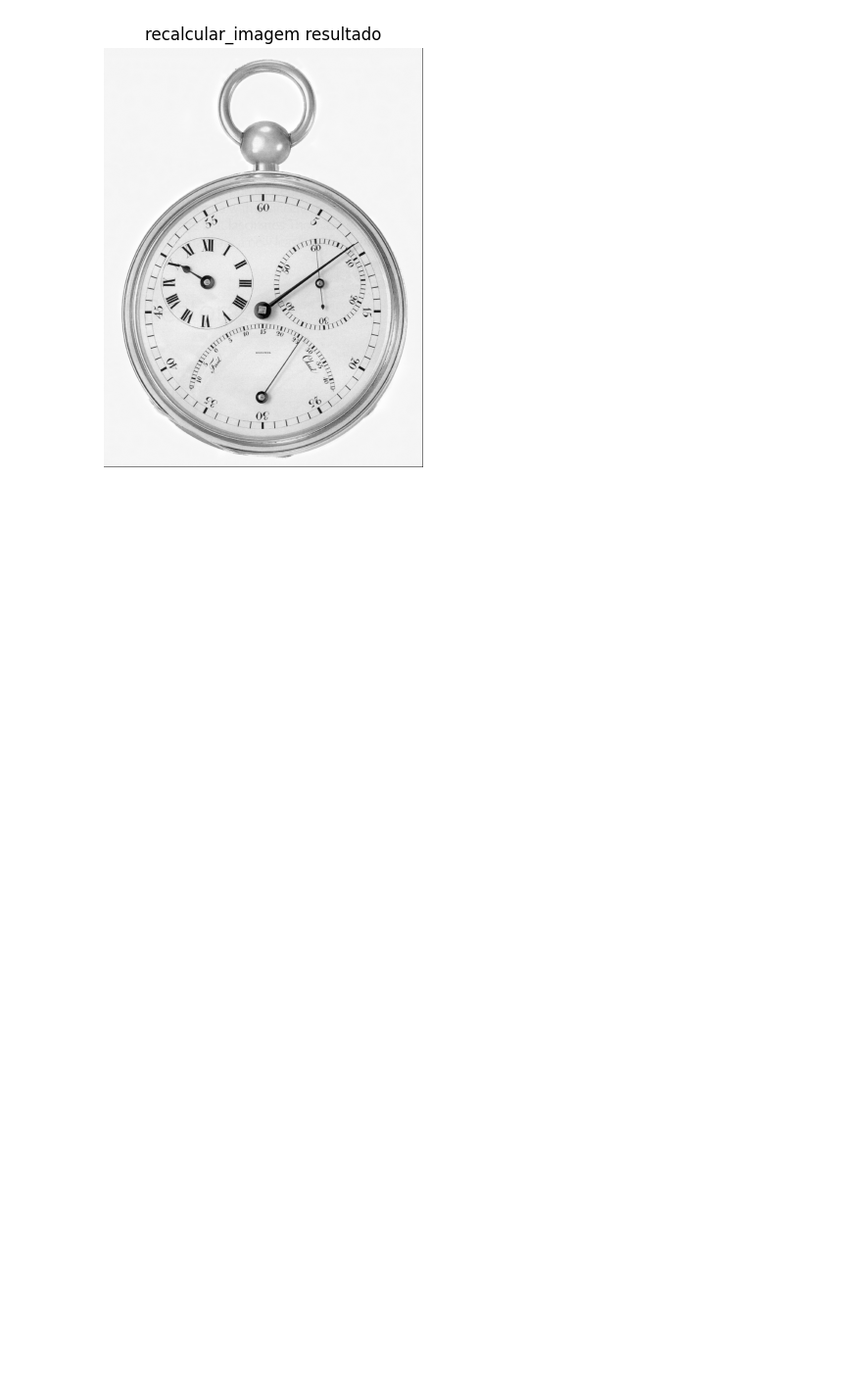
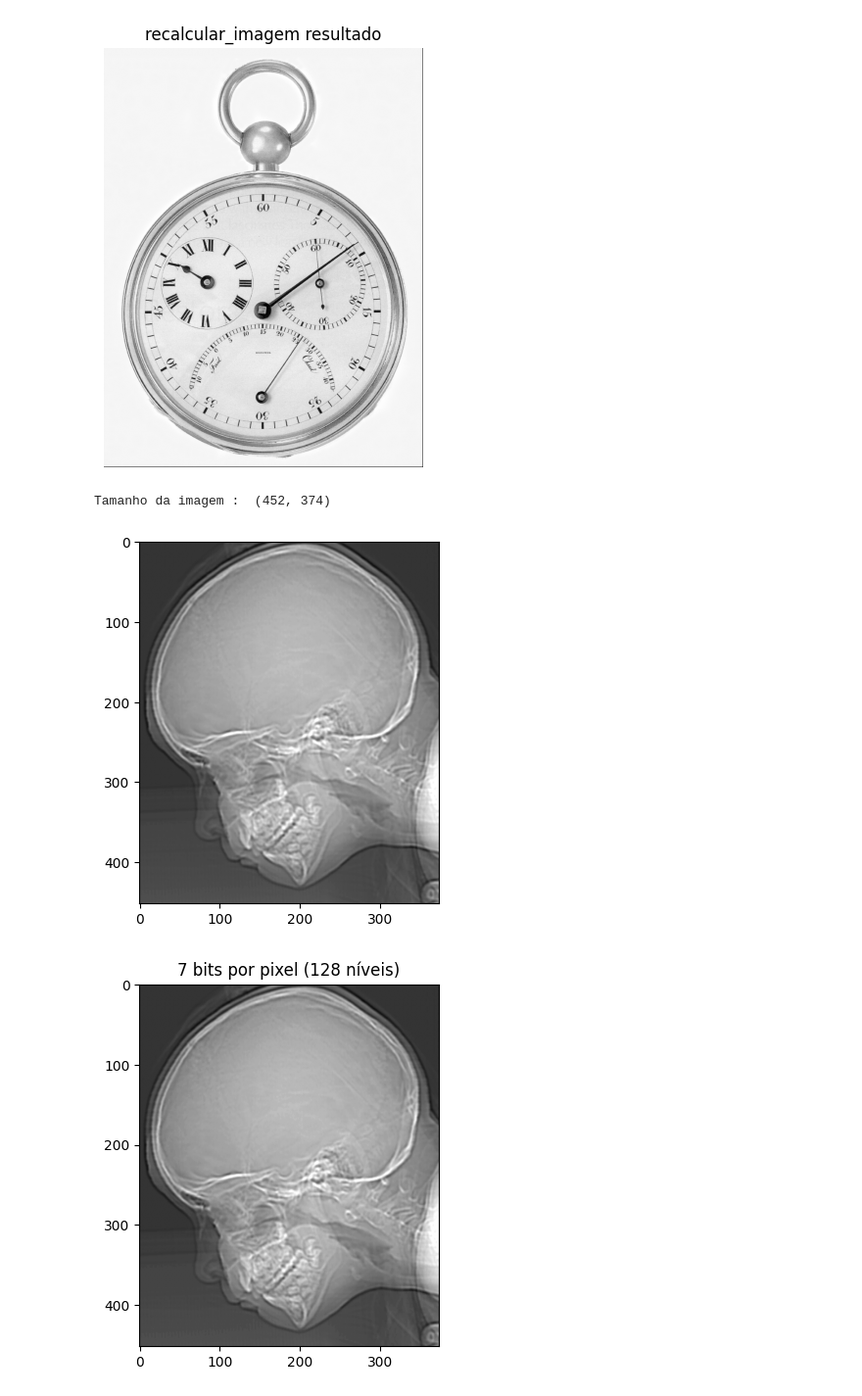
Before and after one commit to LeandroJerse/digital-image-processing, a Jupyter notebook: lab01/lab01.ipynb, the cells around one changed output. Shown at 98% size. Drawn from its saved outputs; the diff is of its cells as text; code cells hidden in the pictures; blank space fills up the shorter version.

```diff
--- a/lab01/lab01.ipynb
+++ b/lab01/lab01.ipynb
@@ -207,3 +207,31 @@ plt.tight_layout()
 plt.show()
 # %% [output]
 [figure]
+# %%
+import cv2
+import matplotlib.pyplot as plt
+
+
+imgScull = cv2.imread("ctskull-256.tif", cv2.IMREAD_GRAYSCALE)
+plt.imshow(imgScull, cmap='gray', vmin=0, vmax=255);
+
+print('Tamanho da imagem : ',imgScull.shape);
+
+def quantizacao(img,bits):
+    niveis = 2 ** bits
+    fator = 256 / niveis
+
+    newImage = (img//fator) * fator
+
+    return newImage
+
+for bits in range(7, 0, -1):
+    img_quantizada = quantizacao(imgScull, bits)
+    plt.figure()
+    plt.title(f'{bits} bits por pixel ({2**bits} níveis)')
+    plt.imshow(img_quantizada, cmap='gray', vmin=0, vmax=255)
+    plt.show()
+# %% [output]
+Tamanho da imagem :  (452, 374)
+[figure, added]
+[figure, added]
```
Also changed, not shown: parts of 1 cell of this notebook, 3 other files.
